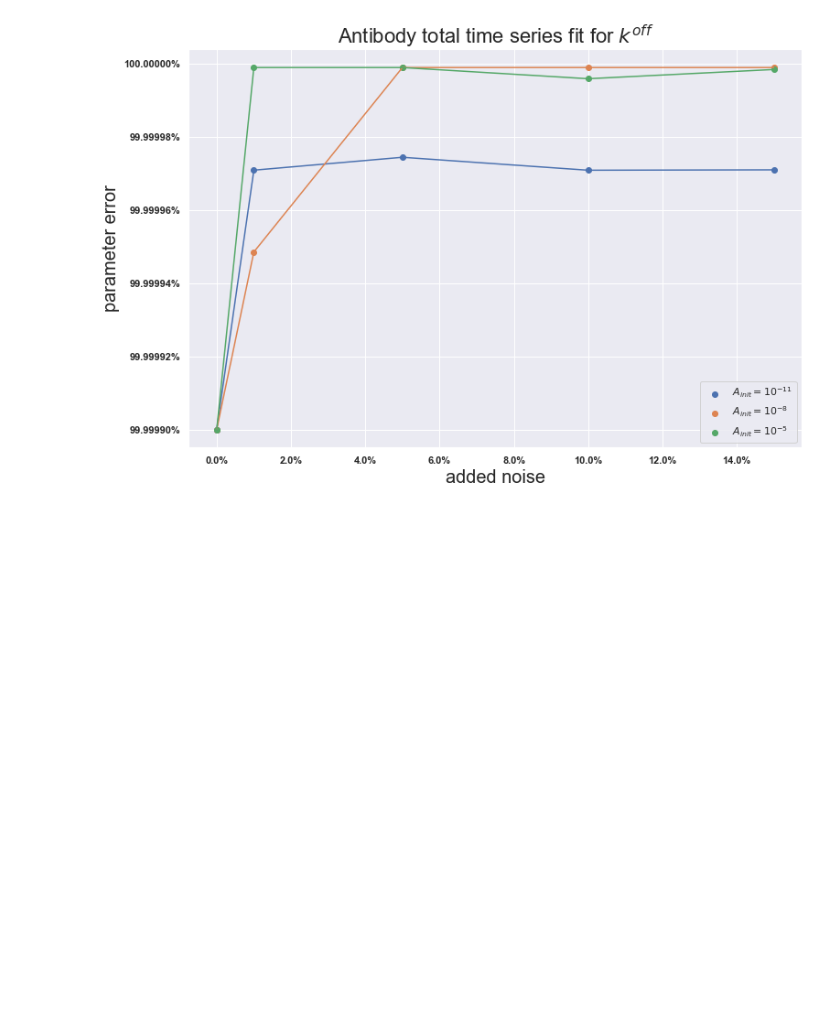
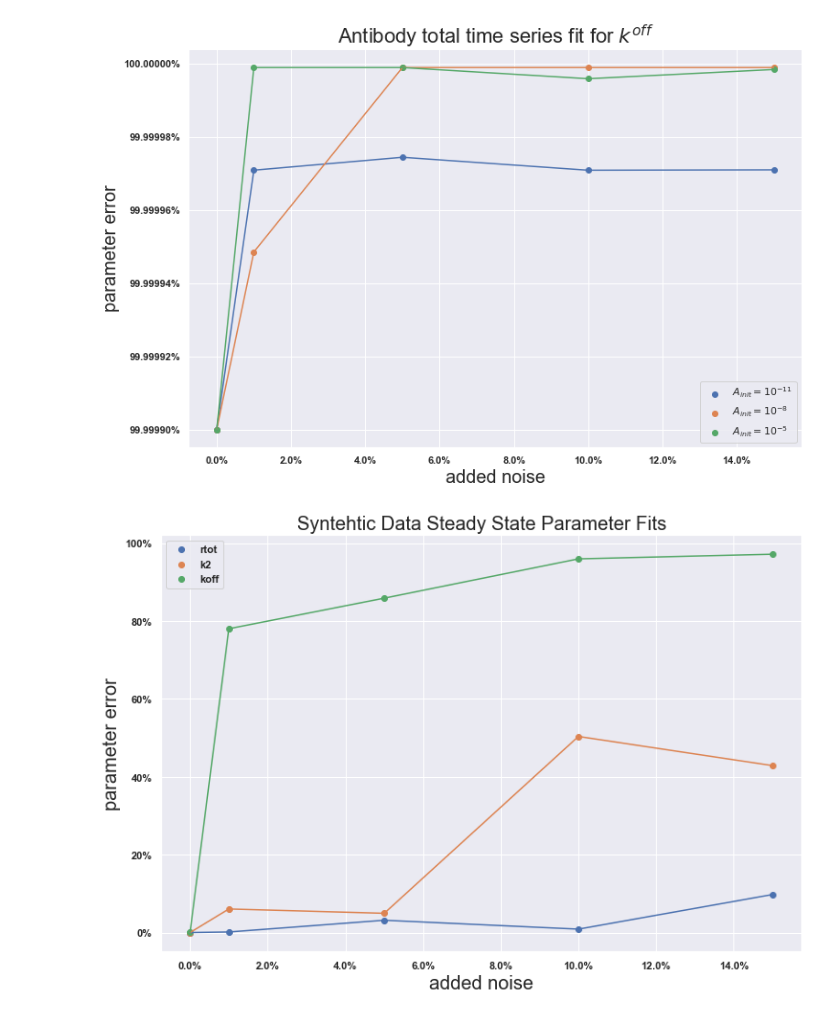
Before and after one commit to lukedtc/ADCC-Project, a Jupyter notebook: synthetic_data_fits.ipynb, the cells around one changed output. Drawn from its saved outputs; the diff is of its cells as text; code cells hidden in the pictures; blank space fills up the shorter version.

Commit message:
add figures

```diff
--- a/synthetic_data_fits.ipynb
+++ b/synthetic_data_fits.ipynb
@@ -268,6 +286,7 @@ plt.show()
 fits_lists = [fits_list, fits_list1, fits_list2]
 rtot_vals = np.zeros((3, len(noise_levels)))
 
+"""
 for k, fit in enumerate(fits_lists):
     for j, outputs in enumerate(fit):
         holder = np.zeros(200)
@@ -278,3 +297,17 @@ for k, fit in enumerate(fits_lists):
         best_fit = outputs[arg]
         rtot_vals[k][j] = abs(best_fit.params[f'koff'].value - 1e2)/1e2
         print(abs(best_fit.params[f'koff'].value - 1e2)/1e2)
+"""
+steady_state_vals = np.zeros((3, len(noise_levels)))
+variables = [f'rtot', f'k2', f'koff']
+true_val = [1e5, 1e2, 1e-4]
+
+for k, var in enumerate(variables):
+    for j, outputs in enumerate(fits_list):
+        holder = np.zeros(25)
+        for i, out in enumerate(outputs):
+            val = out.chisqr
+            holder[i] = val
+        arg = np.argmin(holder)
+        best_fit = outputs[arg]
+        steady_state_vals[k][j] = (abs(best_fit.params[var].value - true_val[k]))/true_val[k]
@@ -316,3 +333,19 @@ plt.xlabel('added noise', fontsize = 20)
 plt.savefig('/home/heirene/Rotation1-ADCC/ADCC-Project/Figures/synth_data_ab_time_series_koff.png')
 # %% [output]
 [figure]
+# %%
+
+for i, label in enumerate(variables):
+
+    plt.scatter(noise_levels, steady_state_vals[i][:], label = label)
+    plt.plot(noise_levels, steady_state_vals[i][:])
+
+plt.title('Syntehtic Data Steady State Parameter Fits', fontsize=20)
+plt.gca().yaxis.set_major_formatter(mtick.PercentFormatter(xmax=1.0))
+plt.gca().xaxis.set_major_formatter(mtick.PercentFormatter(xmax=1.0))
+plt.xlabel('added noise', fontsize = 20)
+plt.ylabel('parameter error', fontsize = 20 )
+plt.legend(loc='best')
+plt.savefig('Figures/synth_data_ab_stst.png')
+# %% [output]
+[figure, added]
```
Also changed, not shown: parts of 2 cells of this notebook, 1 other file.
